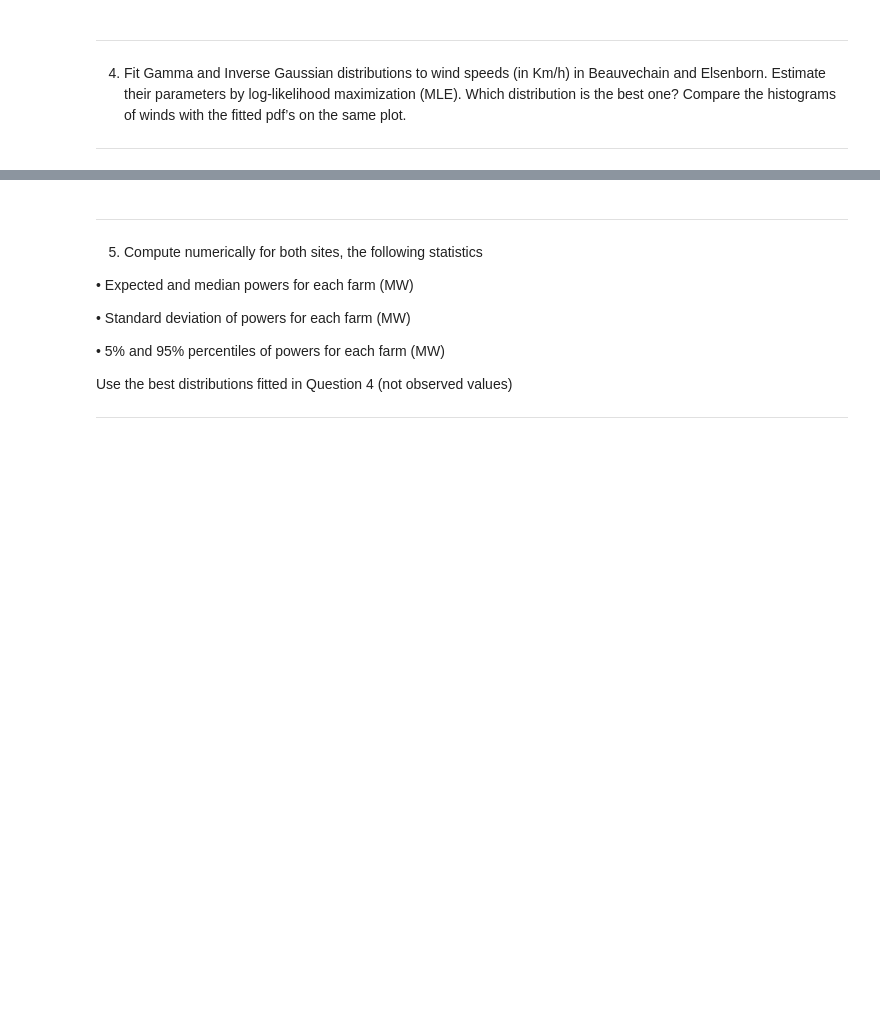
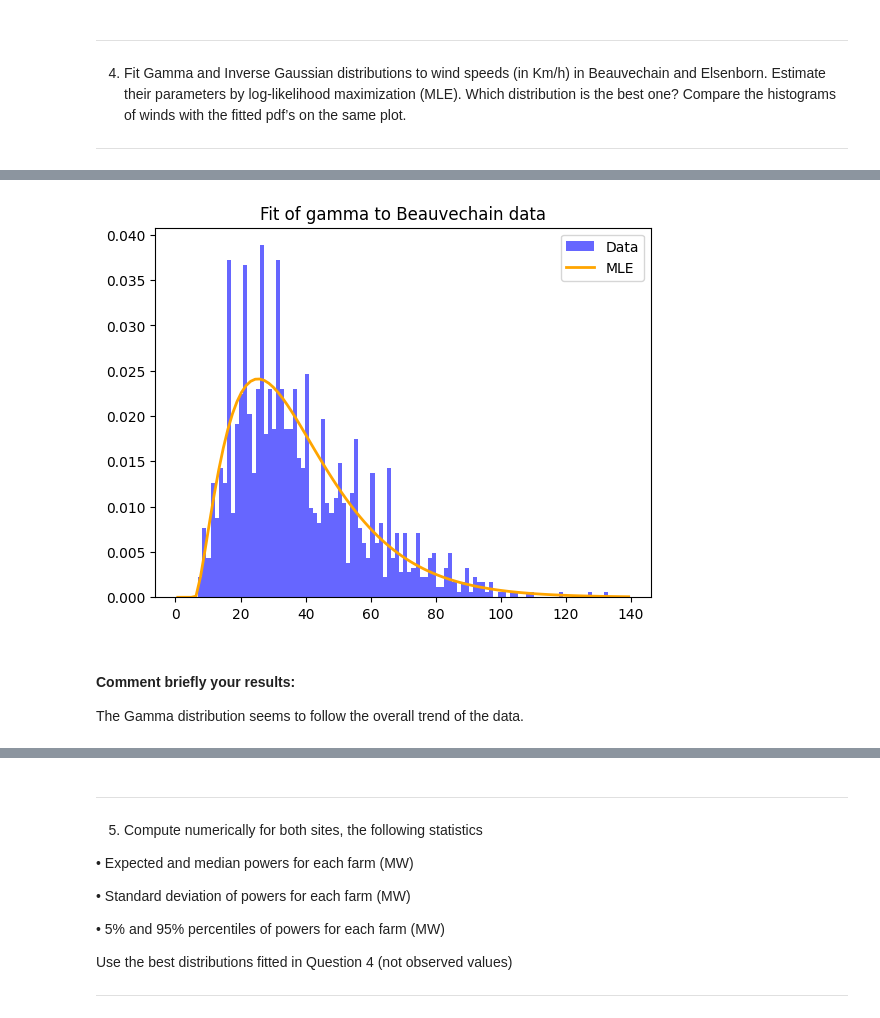
Before and after one commit to vandroogenbd/LEPL1109_Hackatons, a Jupyter notebook: Hackathon1/hack1.ipynb, the cells around one changed output, grey strips where cells are left out. Drawn from its saved outputs; the diff is of its cells as text; code cells hidden in the pictures; blank space fills up the shorter version.

```diff
--- a/Hackathon1/hack1.ipynb
+++ b/Hackathon1/hack1.ipynb
@@ -188,0 +265,8 @@ Comment briefly your results
+# %%
+fit_plot_prod(bea_winds, "Fit of gamma to Beauvechain data", sts.gamma, "MLE")
+# %% [output]
+[figure, added]
+# %% [markdown]
+#### Comment briefly your results:
+
+The Gamma distribution seems to follow the overall trend of the data.
```
Also changed, not shown: parts of 46 cells of this notebook.
